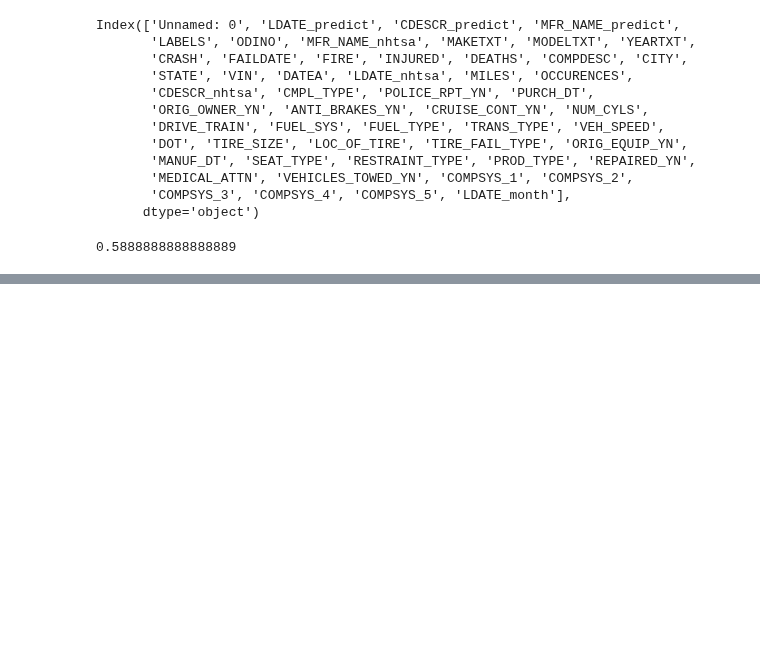
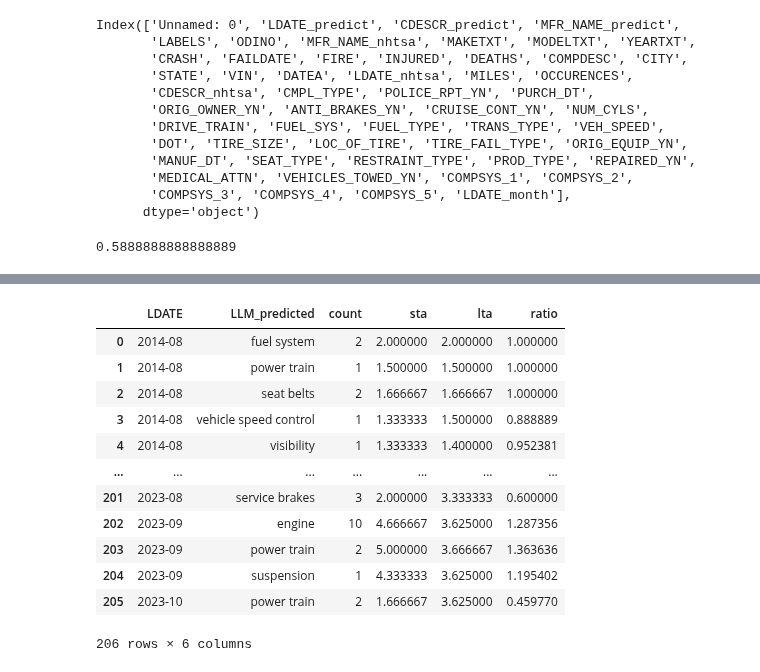
Before and after one commit to prithvidasgupta/si671, a Jupyter notebook: pm_parts_nb.ipynb, the cells around one changed output, grey strips where cells are left out. Cells and saved outputs as stored; diff of their text form; code cells hidden in the pictures; blank space fills up the shorter version.

```diff
--- a/pm_parts_nb.ipynb
+++ b/pm_parts_nb.ipynb
@@ -1078,0 +1173,8 @@ cmpl_dates = pd.read_csv()
+# %%
+cmpl_hyundai_select_parts = cmpl_select_parts[cmpl_select_parts["MFR_NAME"] == "hyundai motor america"]
+cmpl_hyundai_select_parts = cmpl_hyundai_select_parts[cmpl_hyundai_select_parts.index.isin(predicted_enrich["Unnamed: 0"])]
+
+cmpl_hyundai_select_parts["LLM_predicted"] = predicted_enrich.loc[cmpl_hyundai_select_parts.index, 'LABELS']
+
+predict_month_counts = cmpl_hyundai_select_parts.groupby([cmpl_hyundai_select_parts["LDATE"].dt.to_period("M"), "LLM_predicted"]).size().reset_index(name="count")
+predict_month_counts
@@ -1078,0 +1195,20 @@ cmpl_dates = pd.read_csv()
+# %%
+predict_month_counts['sta'] = predict_month_counts['count'].rolling(window=3, min_periods=1).mean()
+predict_month_counts['lta'] = predict_month_counts['count'].rolling(window=24, min_periods=1).mean()
+predict_month_counts['ratio'] = predict_month_counts['sta'] / predict_month_counts['lta']
+# %%
+predict_month_counts
+# %% [output]
+|  | LDATE | LLM_predicted | count | sta | lta | ratio |
+| 0 | 2014-08 | fuel system | 2 | 2.000000 | 2.000000 | 1.000000 |
+| 1 | 2014-08 | power train | 1 | 1.500000 | 1.500000 | 1.000000 |
+| 2 | 2014-08 | seat belts | 2 | 1.666667 | 1.666667 | 1.000000 |
+| 3 | 2014-08 | vehicle speed control | 1 | 1.333333 | 1.500000 | 0.888889 |
+| 4 | 2014-08 | visibility | 1 | 1.333333 | 1.400000 | 0.952381 |
+| ... | ... | ... | ... | ... | ... | ... |
+| 201 | 2023-08 | service brakes | 3 | 2.000000 | 3.333333 | 0.600000 |
+| 202 | 2023-09 | engine | 10 | 4.666667 | 3.625000 | 1.287356 |
+| 203 | 2023-09 | power train | 2 | 5.000000 | 3.666667 | 1.363636 |
+| 204 | 2023-09 | suspension | 1 | 4.333333 | 3.625000 | 1.195402 |
+| 205 | 2023-10 | power train | 2 | 1.666667 | 3.625000 | 0.459770 |
+206 rows × 6 columns
```
Also changed, not shown: parts of 20 cells of this notebook.
